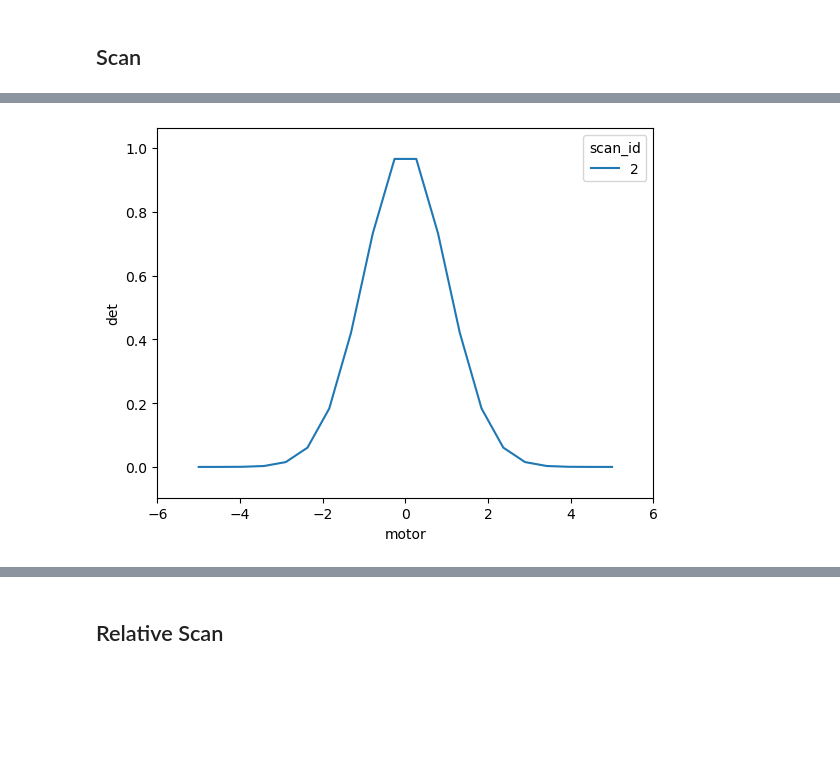
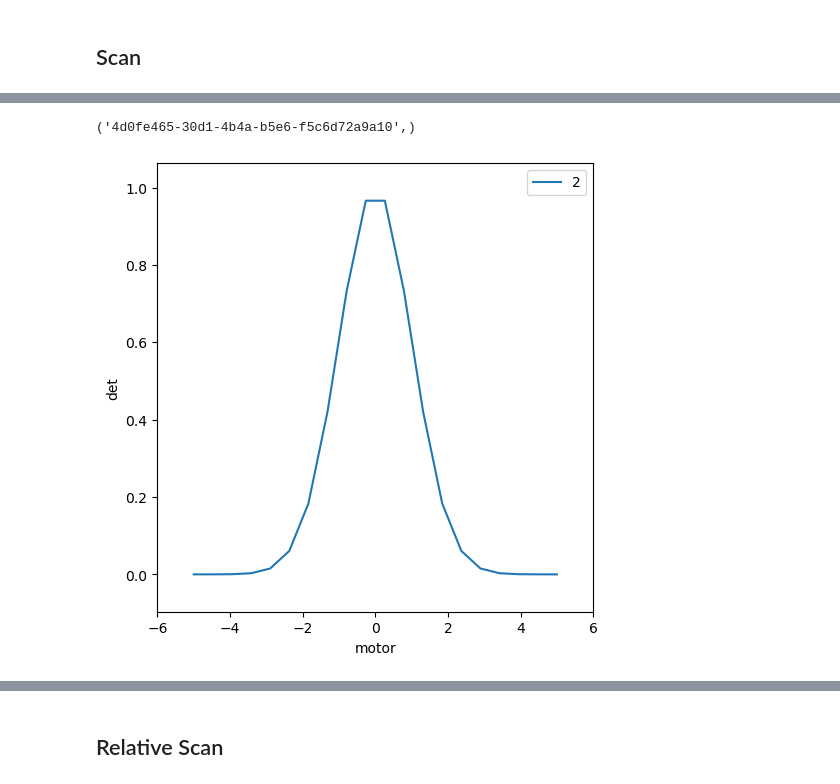
Before and after one commit to cnpem/bluesky-workshop, a Jupyter notebook: tutorial/01_1D_scan.ipynb, the cells around one changed output, grey strips where cells are left out. Drawn from its saved outputs; the diff is of its cells as text; code cells hidden in the pictures; blank space fills up the shorter version.

```diff
--- a/tutorial/01_1D_scan.ipynb
+++ b/tutorial/01_1D_scan.ipynb
@@ -19,6 +41,5 @@ RE(
 # %%
 RE(
-    scan([det], motor, -5, 5, num=20),
-    LivePlot('det', 'motor')
+    scan([det], motor, -5, 5, num=20)
 )
 # %% [output]
@@ -26,3 +63,4 @@ RE(
+('4d0fe465-30d1-4b4a-b5e6-f5c6d72a9a10',)
-[figure, old version]
+[figure, new version]
 # %%
 RE(
```
Also changed, not shown: parts of 9 cells of this notebook.
